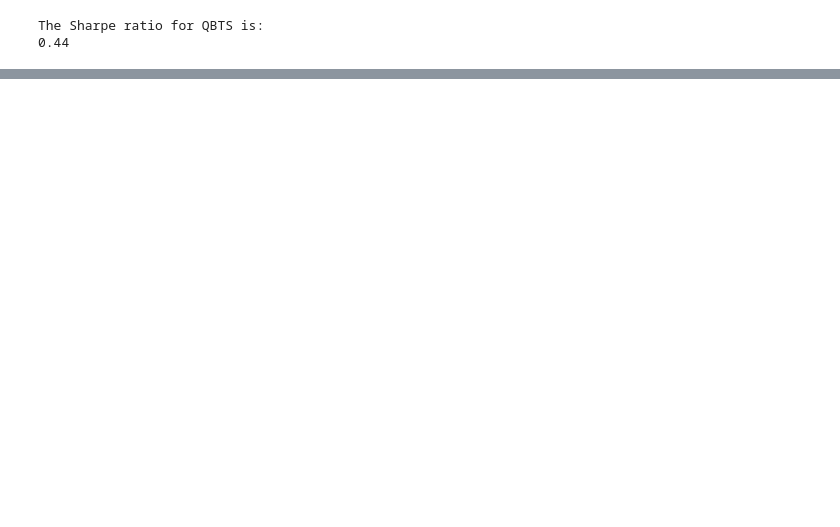
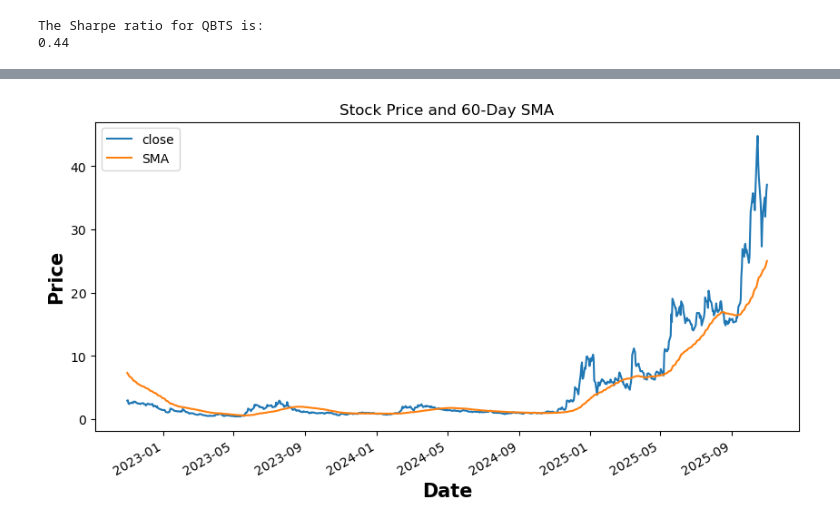
Before and after one commit to MWPerrineJr/my_portfolio, a Jupyter notebook: stock_analysis.ipynb, the cells around one changed output, grey strips where cells are left out. Drawn from its saved outputs; the diff is of its cells as text; code cells hidden in the pictures; blank space fills up the shorter version.

```diff
--- a/stock_analysis.ipynb
+++ b/stock_analysis.ipynb
@@ -207,0 +176,10 @@ stock_qbts.head()
+# %%
+# Graph SMA.
+window_size = 60
+stock_qbts[['close', 'SMA']].plot(figsize = (10,5),
+title=f'Stock Price and {window_size}-Day SMA')
+plt.xlabel('Date', fontsize = 15, weight = 'bold')
+plt.ylabel('Price', fontsize = 15, weight = 'bold')
+plt.show()
+# %% [output]
+[figure, added]
```
Also changed, not shown: parts of 30 cells of this notebook.
